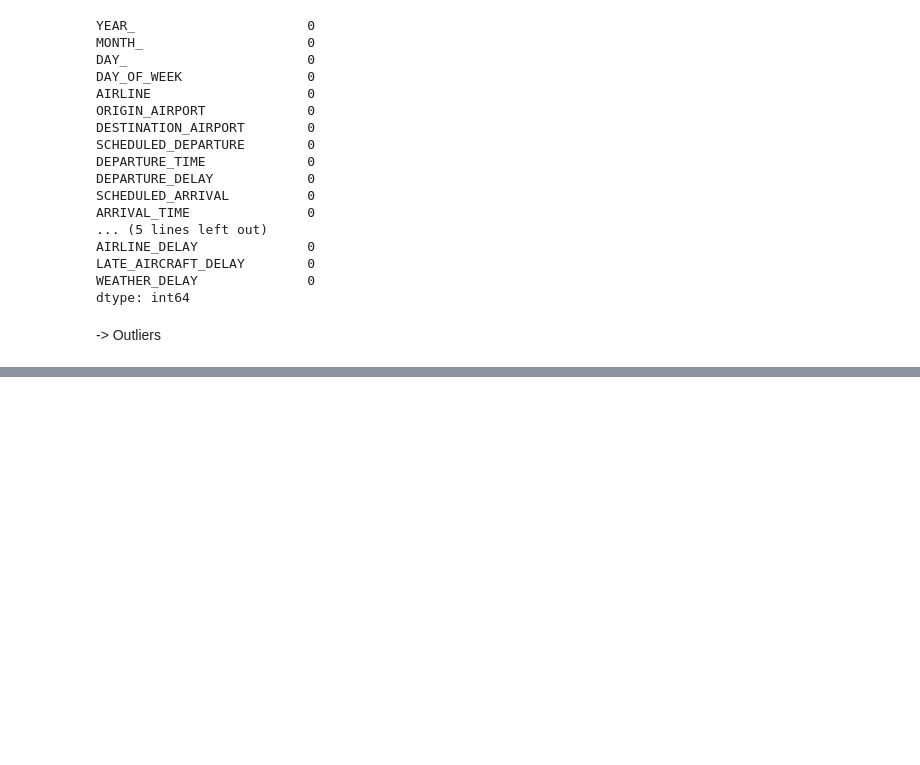
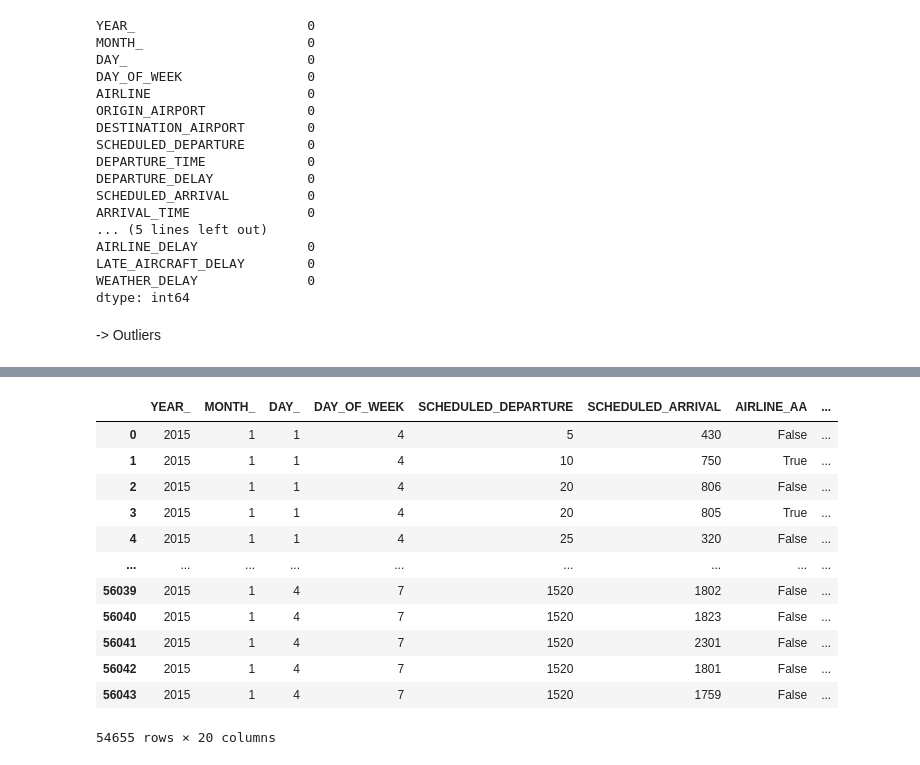
Before and after one commit to eshagarwal/AI, a Jupyter notebook: flights.ipynb, the cells around one changed output, grey strips where cells are left out. Cells and saved outputs as stored; diff of their text form; code cells hidden in the pictures; blank space fills up the shorter version.

```diff
--- a/flights.ipynb
+++ b/flights.ipynb
@@ -299,0 +412,25 @@ dtype: int64
+# %%
+flights = flights[['YEAR_', 'MONTH_', 'DAY_', 'DAY_OF_WEEK', 'AIRLINE',
+       'SCHEDULED_DEPARTURE', 'SCHEDULED_ARRIVAL', 'delay_reason']]
+# %%
+X_flights = flights[['YEAR_', 'MONTH_', 'DAY_', 'DAY_OF_WEEK', 'AIRLINE',
+       'SCHEDULED_DEPARTURE', 'SCHEDULED_ARRIVAL']]
+X_flights = pd.get_dummies(X_flights)
+
+Y_flight = flights[['delay_reason']]
+# %%
+X_flights
+# %% [output]
+|  | YEAR_ | MONTH_ | DAY_ | DAY_OF_WEEK | SCHEDULED_DEPARTURE | SCHEDULED_ARRIVAL | AIRLINE_AA | ... |
+| 0 | 2015 | 1 | 1 | 4 | 5 | 430 | False | ... |
+| 1 | 2015 | 1 | 1 | 4 | 10 | 750 | True | ... |
+| 2 | 2015 | 1 | 1 | 4 | 20 | 806 | False | ... |
+| 3 | 2015 | 1 | 1 | 4 | 20 | 805 | True | ... |
+| 4 | 2015 | 1 | 1 | 4 | 25 | 320 | False | ... |
+| ... | ... | ... | ... | ... | ... | ... | ... | ... |
+| 56039 | 2015 | 1 | 4 | 7 | 1520 | 1802 | False | ... |
+| 56040 | 2015 | 1 | 4 | 7 | 1520 | 1823 | False | ... |
+| 56041 | 2015 | 1 | 4 | 7 | 1520 | 2301 | False | ... |
+| 56042 | 2015 | 1 | 4 | 7 | 1520 | 1801 | False | ... |
+| 56043 | 2015 | 1 | 4 | 7 | 1520 | 1759 | False | ... |
+54655 rows × 20 columns
```
Also changed, not shown: parts of 10 cells of this notebook.
